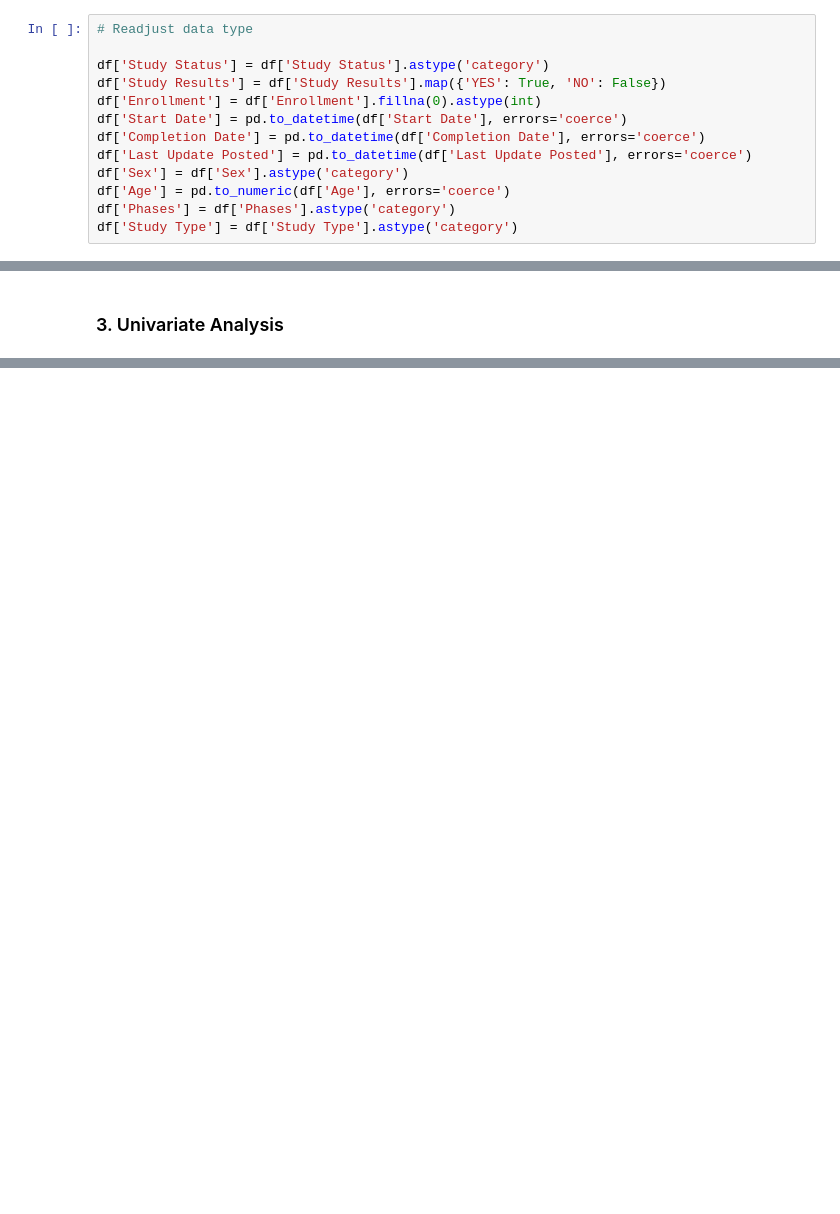
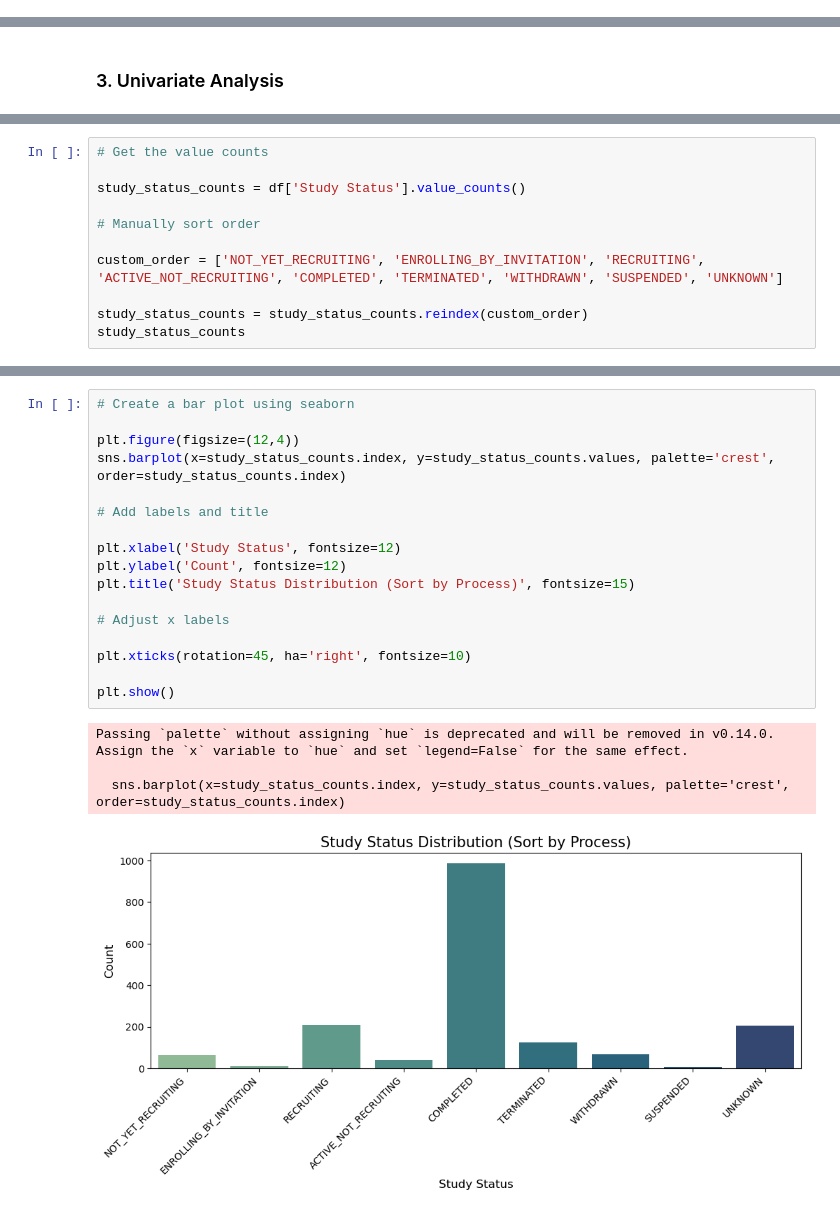
Before and after one commit to elliahsieh/strategic-partner-identification, a Jupyter notebook: notebooks/02_exploratory_analysis.ipynb, the cells around one changed output, grey strips where cells are left out. Saved outputs shown, nothing was run; the diff lists cells and outputs as text; blank space fills up the shorter version.

```diff
--- a/notebooks/02_exploratory_analysis.ipynb
+++ b/notebooks/02_exploratory_analysis.ipynb
@@ -69,13 +68,0 @@ memory usage: 310.3+ KB
-# %%
-# Readjust data type
-
-df['Study Status'] = df['Study Status'].astype('category')
-df['Study Results'] = df['Study Results'].map({'YES': True, 'NO': False})
-df['Enrollment'] = df['Enrollment'].fillna(0).astype(int)
-df['Start Date'] = pd.to_datetime(df['Start Date'], errors='coerce')
-df['Completion Date'] = pd.to_datetime(df['Completion Date'], errors='coerce')
-df['Last Update Posted'] = pd.to_datetime(df['Last Update Posted'], errors='coerce')
-df['Sex'] = df['Sex'].astype('category')
-df['Age'] = pd.to_numeric(df['Age'], errors='coerce')
-df['Phases'] = df['Phases'].astype('category')
-df['Study Type'] = df['Study Type'].astype('category')
@@ -103,0 +104,11 @@ dtype: object
+# %%
+# Get the value counts
+
+study_status_counts = df['Study Status'].value_counts()
+
+# Manually sort order
+
+custom_order = ['NOT_YET_RECRUITING', 'ENROLLING_BY_INVITATION', 'RECRUITING', 'ACTIVE_NOT_RECRUITING', 'COMPLETED', 'TERMINATED', 'WITHDRAWN', 'SUSPENDED', 'UNKNOWN']
+
+study_status_counts = study_status_counts.reindex(custom_order)
+study_status_counts
@@ -103,0 +127,22 @@ dtype: object
+# %%
+# Create a bar plot using seaborn
+
+plt.figure(figsize=(12,4))
+sns.barplot(x=study_status_counts.index, y=study_status_counts.values, palette='crest', order=study_status_counts.index)
+
+# Add labels and title
+
+plt.xlabel('Study Status', fontsize=12)
+plt.ylabel('Count', fontsize=12)
+plt.title('Study Status Distribution (Sort by Process)', fontsize=15)
+
+# Adjust x labels
+
+plt.xticks(rotation=45, ha='right', fontsize=10)
+
+plt.show()
+# %% [output]
+Passing `palette` without assigning `hue` is deprecated and will be removed in v0.14.0. Assign the `x` variable to `hue` and set `legend=False` for the same effect.
+
+  sns.barplot(x=study_status_counts.index, y=study_status_counts.values, palette='crest', order=study_status_counts.index)
+[figure, added]
```
Also changed, not shown: parts of 15 cells of this notebook.
